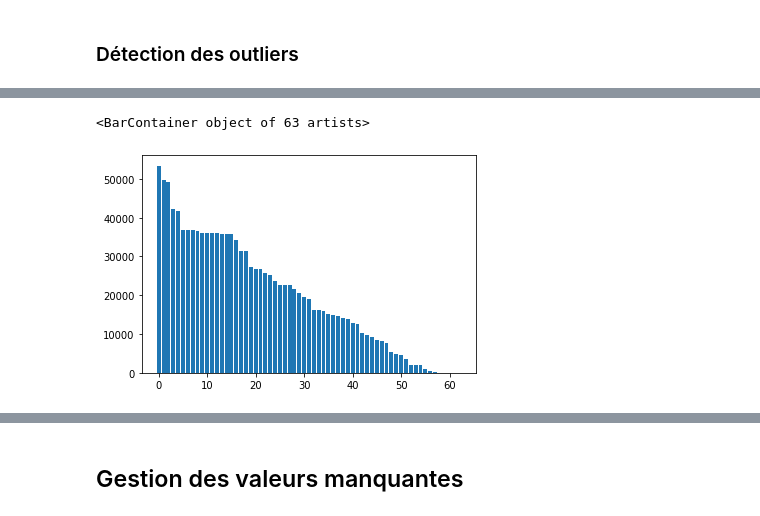
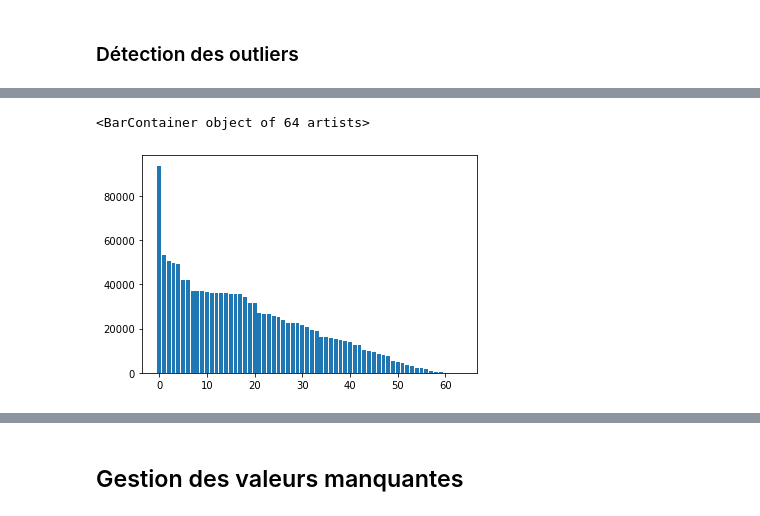
Before and after one commit to pyb-data/credit_scoring, a Jupyter notebook: Data_Preparation.ipynb, the cells around one changed output, grey strips where cells are left out. Cells and saved outputs as stored; diff of their text form; code cells hidden in the pictures.

Commit message:
Modifications sur Data-Preparations

```diff
--- a/Data_Preparation.ipynb
+++ b/Data_Preparation.ipynb
@@ -1410,0 +1629,4 @@ dfApplicationWorked = dfApplicationWorkedSvg
+# %%
+print(dfApplicationWorked.shape)
+numerical_ix = dfApplicationWorked.select_dtypes(include=['int64', 'float64']).columns
+myDf(dfApplicationWorked[numerical_ix]).ColCountLinesChart(displayColName=True)
@@ -1410,0 +1647,22 @@ dfApplicationWorked = dfApplicationWorkedSvg
+# %%
+dfApplicationWorked = dfApplicationWorkedSvg.copy()
+y = dfApplicationWorked['TARGET'].values
+del dfApplicationWorked['TARGET']
+del dfApplicationWorked['SK_ID_CURR']
+
+dfApplicationWorked = transformDf(dfApplicationWorked)
+
+X = dfApplicationWorked.values
+X_col = dfApplicationWorked.columns
+X, y = OverUnder(X, y)
+perm_imp = feat_perm_imp(X, y, X_col, RandomForestClassifier(n_estimators=200, max_depth=5))
+imp = feat_imp(X, y, X_col, RandomForestClassifier(n_estimators=200, max_depth=5))
+imp = imp.merge(perm_imp, left_on='feature', right_on='feature')
+imp['diff_classement'] = imp.apply(lambda x: np.abs(x.classement - x.perm_classement), axis=1)
+imp['best_classement'] = imp.apply(lambda x: np.min([x.classement, x.perm_classement]), axis=1)
+plt.bar([x for x in range(len(imp))], imp['perm_imp'].sort_values(ascending=False))
+plt.show()
+plt.bar([x for x in range(len(imp))], imp['impMedian'].sort_values(ascending=False))
+plt.show()
+#for index, row in imp.iterrows():
+#    print(row)
@@ -1437,9 +1729,9 @@ def removeOutliers(df):
         print('{}: {}'.format(col, df.shape[0]))
     return df
 # %%
-def outliersStat(df):
+def statsOutliers(df):
     from numpy import percentile
-    numerical_ix = list(df.select_dtypes(include=['float64']).columns)
+    numerical_ix = list(df.select_dtypes(include=['float64','int64']).columns)
     dico = {}
     for col in numerical_ix:
         dataCol = df[~df[col].isnull()][col]
@@ -1456,6 +1744,3 @@ dfApplicationWorked.shape
 # %%
-statOutlierD = outliersStat(dfApplicationDefault)
-statOutlierD = pd.DataFrame({'feature': pd.Series(list(statOutlierD.keys())), 'nb_outliers': pd.Series(list(statOutlierD.values()))}).sort_values('nb_outliers', ascending=False)
-
-statOutlierW = outliersStat(dfApplicationWorked)
-statOutlierW = pd.DataFrame({'feature': pd.Series(list(statOutlierW.keys())), 'nb_outliers': pd.Series(list(statOutlierW.values()))}).sort_values('nb_outliers', ascending=False)
+statOutlier = statsOutliers(dfApplicationWorked)
+statOutlier = pd.DataFrame({'feature': pd.Series(list(statOutlier.keys())), 'nb_outliers': pd.Series(list(statOutlier.values()))}).sort_values('nb_outliers', ascending=False)
@@ -1550,5 +1833,5 @@ Mesures de forme
 # %%
-plt.bar([x for x in range(len(statOutlierD))], statOutlierD.nb_outliers.sort_values(ascending=False))
+plt.bar([x for x in range(len(statOutlier))], statOutlier.nb_outliers.sort_values(ascending=False))
 # %% [output]
-<BarContainer object of 63 artists>
+<BarContainer object of 64 artists>
-[figure, old version]
+[figure, new version]
```
Also changed, not shown: parts of 58 cells of this notebook.
